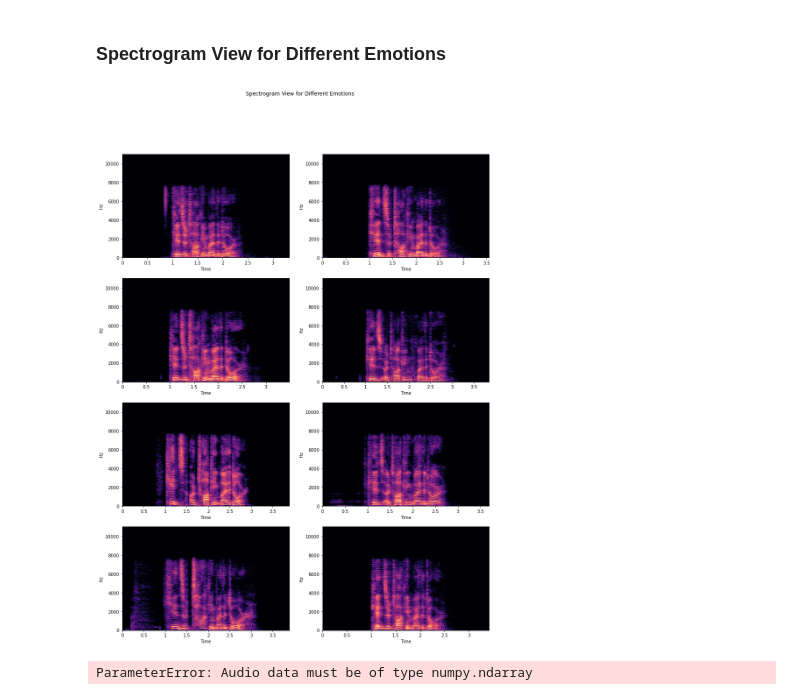
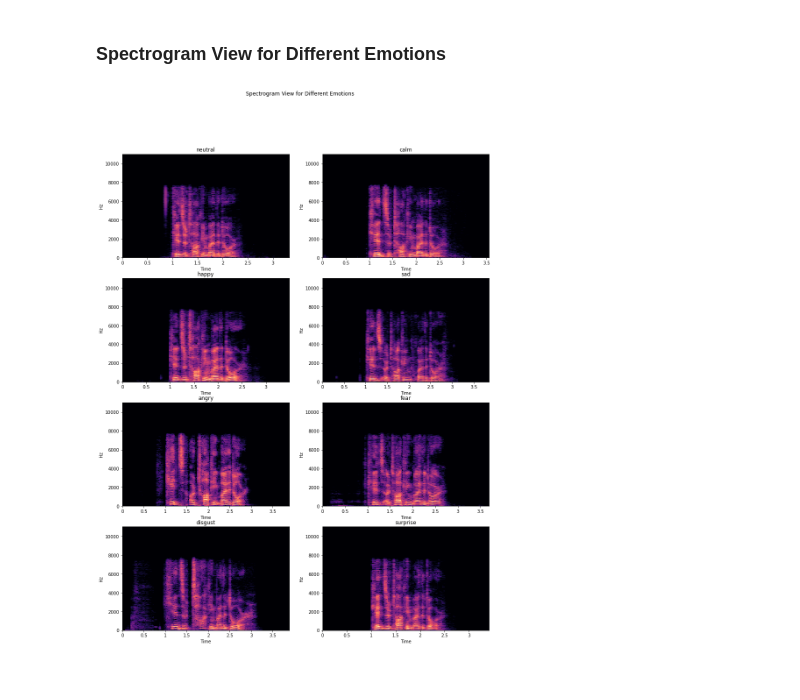
Before and after one commit to lloydlau9/capstone, a Jupyter notebook: code/01_data_cleaning_EDA.ipynb, the cells around one changed output. Cells and saved outputs as stored; diff of their text form; code cells hidden in the pictures.

```diff
--- a/code/01_data_cleaning_EDA.ipynb
+++ b/code/01_data_cleaning_EDA.ipynb
@@ -128,6 +128,7 @@ for i in range (4):
         sampling_rate.append(sr)
         file_name.append(fr)
         ax[i][j].set_title(all_emotions[k])
+        ax[i][j].set_ylabel('Amplitude')
         librosa.display.waveplot(da, sr=sr,ax=ax[i][j])
         k=k+1;
 # %% [output]
@@ -162,6 +163,7 @@ for i in range (4):
         da, sr = librosa.load(fr)
         file_name_by_gender.append(fr)
         ax[i][j].set_title(gender+" with "+ selected_emotions[m]+" emotion")
+        ax[i][j].set_ylabel('Amplitude')
         librosa.display.waveplot(da, sr=sr,ax=ax[i][j])
     k=k+2
     m=m+1
@@ -185,17 +187,15 @@ ipd.Audio(file_name_by_gender[7])
 ### Spectrogram View for Different Emotions
 # %%
 ax1 = {}
+all_emotions=['neutral','calm','happy', 'sad', 'angry', 'fear', 'disgust', 'surprise']
 fig, (ax1) = plt.subplots(4, 2,figsize=(15,20))
 fig.suptitle('Spectrogram View for Different Emotions')
 k=0
 for i in range (4):
     for j in range (2):
+        ax1[i][j].set_title(all_emotions[k])
         Xdb = librosa.amplitude_to_db(abs(librosa.stft(data[k])))
         librosa.display.specshow(Xdb, sr=sr, x_axis='time', y_axis='hz',ax=ax1[i][j])
         k=k+1;
 # %% [output]
-[figure, old version]
+[figure, new version]
-# %%
-librosa.feature.melspectrogram()
-# %% [output]
-ParameterError: Audio data must be of type numpy.ndarray
```
Also changed, not shown: parts of 5 cells of this notebook.
